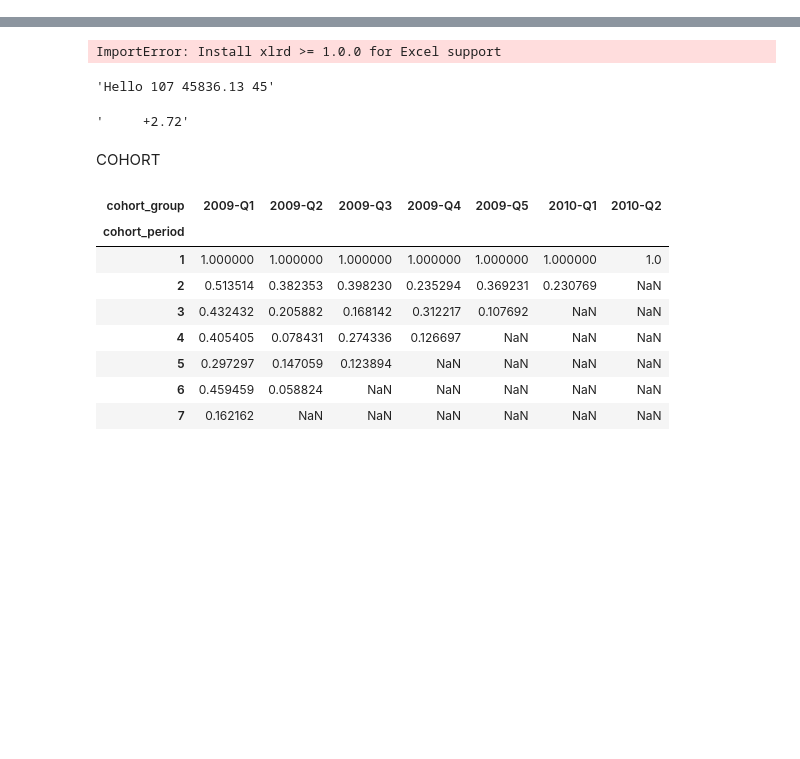
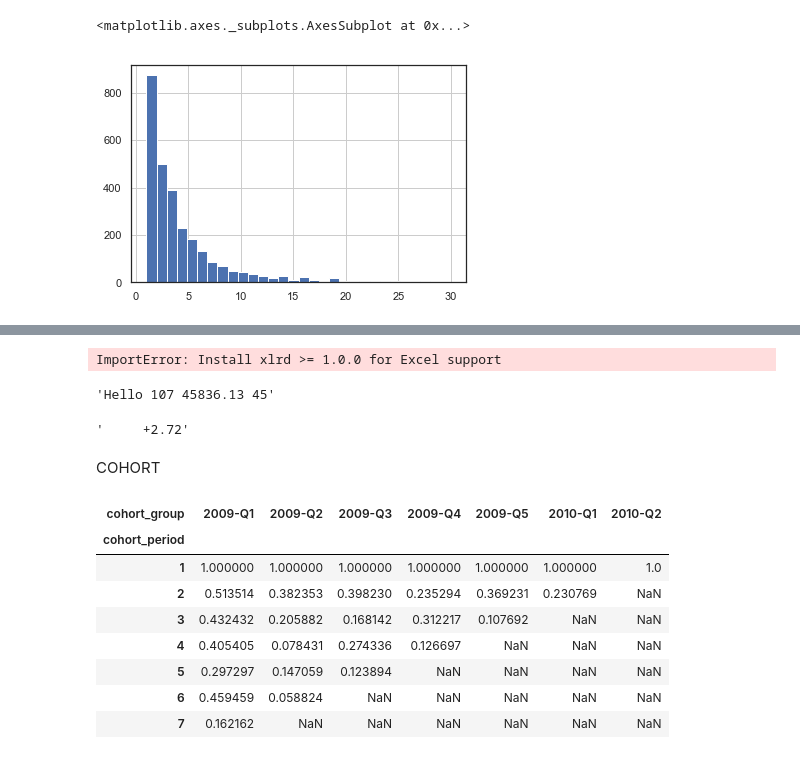
Before and after one commit to pfcor/pycrm, a Jupyter notebook: pycrm-dev-nb.ipynb, the cells around one changed output, grey strips where cells are left out. Saved outputs shown, nothing was run; the diff lists cells and outputs as text; code cells hidden in the pictures; blank space fills up the shorter version.

```diff
--- a/pycrm-dev-nb.ipynb
+++ b/pycrm-dev-nb.ipynb
@@ -10,0 +66,6 @@ sns.set(style='white')
+# %%
+df_rfm = summary_data_from_transaction_data(df,
+                                            'customer_id',
+                                            'order_date',
+                                            monetary_value_col='order_value',
+                                            observation_period_end='2011-12-9')
@@ -10,0 +82,5 @@ sns.set(style='white')
+# %%
+df_rfm.loc[(df_rfm["frequency"]>0) & (df_rfm["frequency"]<=30), "frequency"].hist(bins=30)
+# %% [output]
+<matplotlib.axes._subplots.AxesSubplot at 0x...>
+[figure, added]
```
Also changed, not shown: parts of 29 cells of this notebook, 2 other files.
